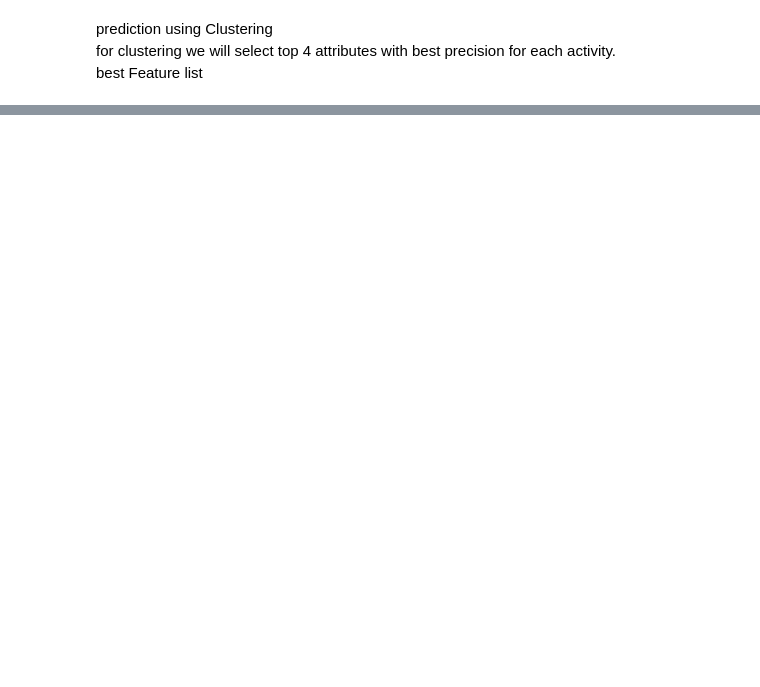
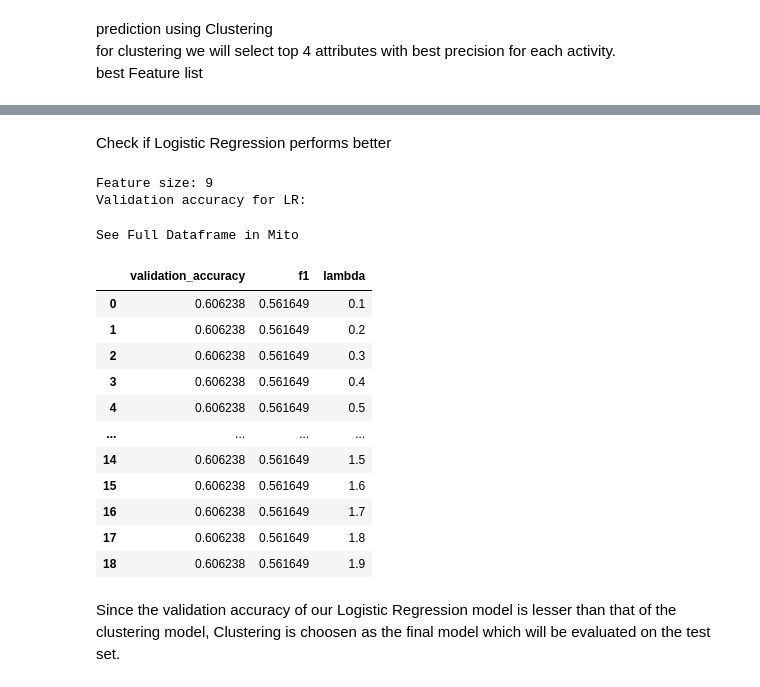
Before and after one commit to mysteryyy/dsrep1, a Jupyter notebook: dsrep.ipynb, the cells around one changed output, grey strips where cells are left out. Drawn from its saved outputs; the diff is of its cells as text; code cells hidden in the pictures; blank space fills up the shorter version.

Commit message:
model prediction code

```diff
--- a/dsrep.ipynb
+++ b/dsrep.ipynb
@@ -824,29 +846,47 @@ See Full Dataframe in Mito
 | running | 0.487838 | 0.497142 | 0.052877 | 0.123885 | ... |
 | rope_jumping | 0.432045 | 0.439574 | 0.040157 | 0.048899 | ... |
 # %%
-def one_act_model(act, low_index, up_index, lab_score):
-    lab_score = lab_score.T
-    best_feats = list(
-        lab_score[act].sort_values(ascending=False).index[low_index:up_index]
-    )
-    model = modelling(clean_data_feats, best_feats)
-    x_train, x_val, x_test, y_train, y_val, y_test = model.split_one_act(act)
+def log_reg(model, split_type, activity_type):
+    if split_type == "one_act":
+        x_train, x_val, x_test, y_train, y_val, y_test = model.split_one_act(
+            activity_type
+        )
+    else:
+        (
+            x_train,
+            x_val,
+            x_test,
+            y_train,
+            y_val,
+            y_test,
+            le,
+        ) = model.train_test_split_actname()
     pca = PCA(n_components=0.99)
     x_train = pca.fit_transform(x_train)
     x_val = pca.transform(x_val)
     x_test = pca.transform(x_test)
     f1 = []
     acc = []
-    for lam in np.arange(0.1, 1, 0.1):
+    print(f"Feature size: {x_train.shape[1]}")
+    for lam in np.arange(0.1, 2, 0.1):
         lr = LogisticRegression(solver="saga", random_state=30, C=1 / lam)
         lr.fit(x_train, y_train)
-        f1.append(f1_score(y_val, lr.predict(x_val)))
+        f1.append(f1_score(y_val, lr.predict(x_val), average="macro"))
         acc.append(accuracy_score(y_val, lr.predict(x_val)))
     df_lr = pd.DataFrame()
     df_lr["validation_accuracy"] = acc
     df_lr["f1"] = f1
-    df_lr["lambda"] = np.arange(0.1, 1, 0.1)
-    return df_lr, model, best_feats
+    df_lr["lambda"] = np.arange(0.1, 2, 0.1)
+    return df_lr
+# %%
+def one_act_model(act, low_index, up_index, lab_score):
+    lab_score = lab_score.T
+    best_feats = list(
+        lab_score[act].sort_values(ascending=False).index[low_index:up_index]
+    )
+    model = modelling(clean_data_feats, best_feats)
+    df_lr = log_reg(model, "one_act", "lying")
+    return df_lr, model, best_feats
 # %%
 df_lr_best_feat, best_model, best_feats = one_act_model("lying", 0, 4, lab_score)
 df_lr_worst_feat, worst_model, worst_feats = one_act_model("lying", -4, -1, lab_score)
@@ -994,0 +1075,24 @@ Thank You
+# %% [markdown]
+Check if Logistic Regression performs better
+# %%
+df_lr = log_reg(cluster_pred, "normal", "")
+print("Validation accuracy for LR:")
+display(df_lr)
+# %% [output]
+Feature size: 9
+Validation accuracy for LR:
+See Full Dataframe in Mito
+|  | validation_accuracy | f1 | lambda |
+| 0 | 0.606238 | 0.561649 | 0.1 |
+| 1 | 0.606238 | 0.561649 | 0.2 |
+| 2 | 0.606238 | 0.561649 | 0.3 |
+| 3 | 0.606238 | 0.561649 | 0.4 |
+| 4 | 0.606238 | 0.561649 | 0.5 |
+| ... | ... | ... | ... |
+| 14 | 0.606238 | 0.561649 | 1.5 |
+| 15 | 0.606238 | 0.561649 | 1.6 |
+| 16 | 0.606238 | 0.561649 | 1.7 |
+| 17 | 0.606238 | 0.561649 | 1.8 |
+| 18 | 0.606238 | 0.561649 | 1.9 |
+# %% [markdown]
+Since the validation accuracy of our Logistic Regression model is lesser than that of the clustering model, Clustering is choosen as the final model which will be evaluated on the test set.
```
Also changed, not shown: parts of 47 cells of this notebook, 1 other file.
